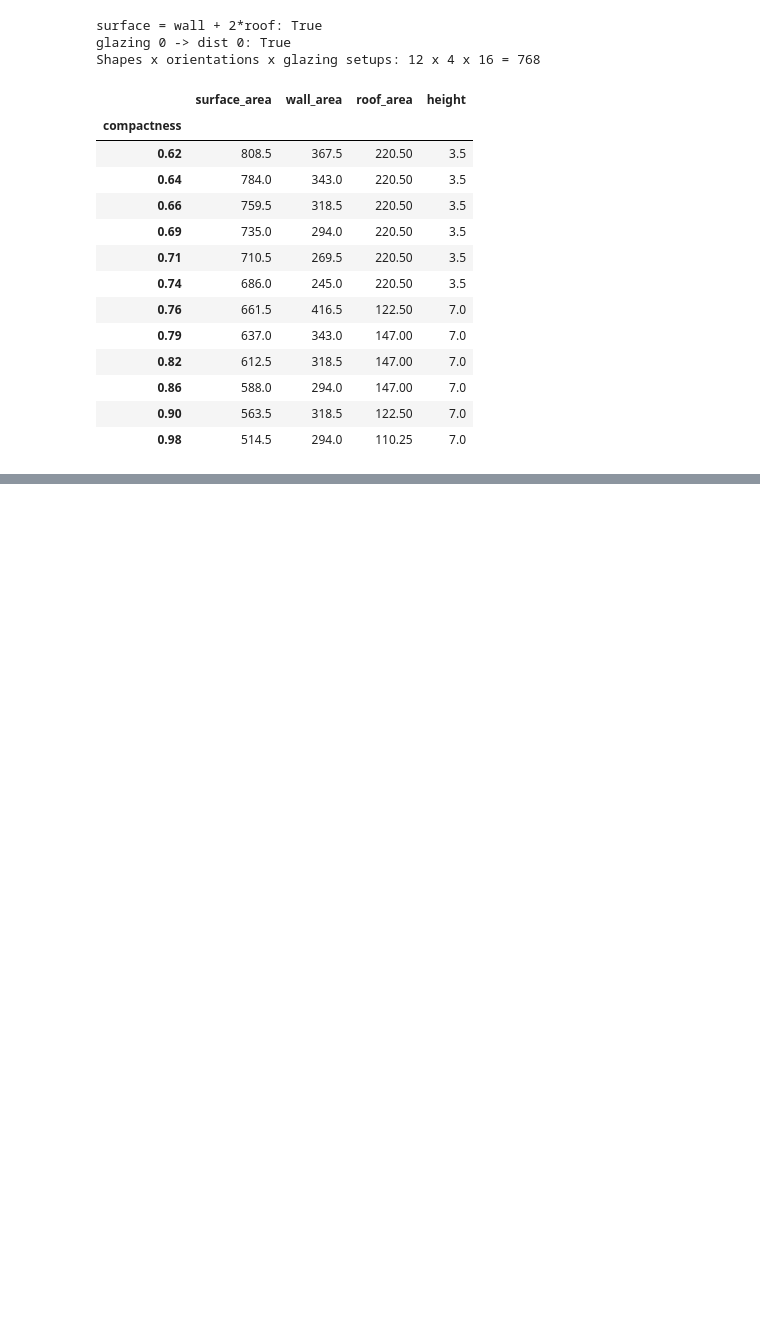
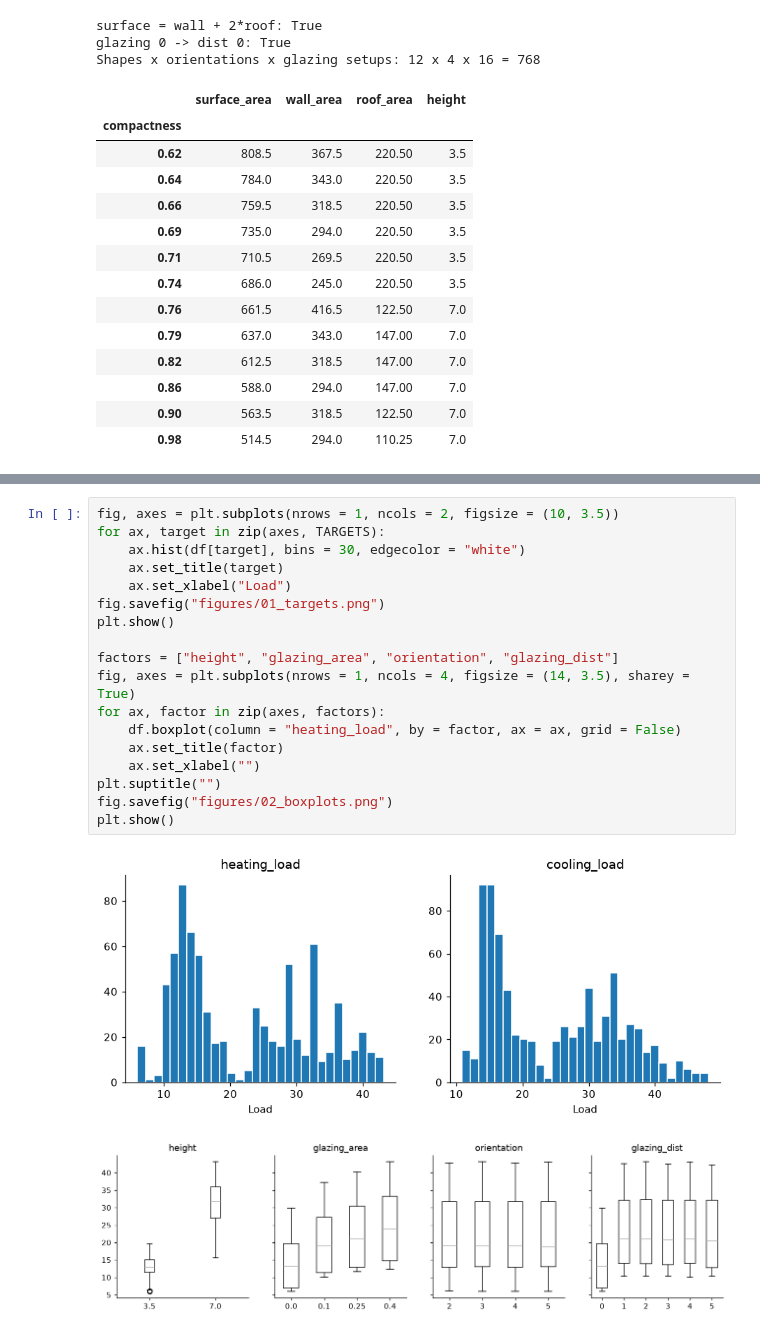
Before and after one commit to UnrealJames/energy-efficiency, a Jupyter notebook: notebooks/data_analysis.ipynb, the cells around one changed output, grey strips where cells are left out. Drawn from its saved outputs; the diff is of its cells as text; blank space fills up the shorter version.

Commit message:
EDA (descriptive stats, plots, correlation, VIF)

```diff
--- a/notebooks/data_analysis.ipynb
+++ b/notebooks/data_analysis.ipynb
@@ -122,0 +137,21 @@ Shapes x orientations x glazing setups: 12 x 4 x 16 = 768
+# %%
+fig, axes = plt.subplots(nrows = 1, ncols = 2, figsize = (10, 3.5))
+for ax, target in zip(axes, TARGETS):
+    ax.hist(df[target], bins = 30, edgecolor = "white")
+    ax.set_title(target)
+    ax.set_xlabel("Load")
+fig.savefig("figures/01_targets.png")
+plt.show()
+
+factors = ["height", "glazing_area", "orientation", "glazing_dist"]
+fig, axes = plt.subplots(nrows = 1, ncols = 4, figsize = (14, 3.5), sharey = True)
+for ax, factor in zip(axes, factors):
+    df.boxplot(column = "heating_load", by = factor, ax = ax, grid = False)
+    ax.set_title(factor)
+    ax.set_xlabel("")
+plt.suptitle("")
+fig.savefig("figures/02_boxplots.png")
+plt.show()
+# %% [output]
+[figure, added]
+[figure, added]
```
Also changed, not shown: parts of 2 cells of this notebook, 3 other files.
